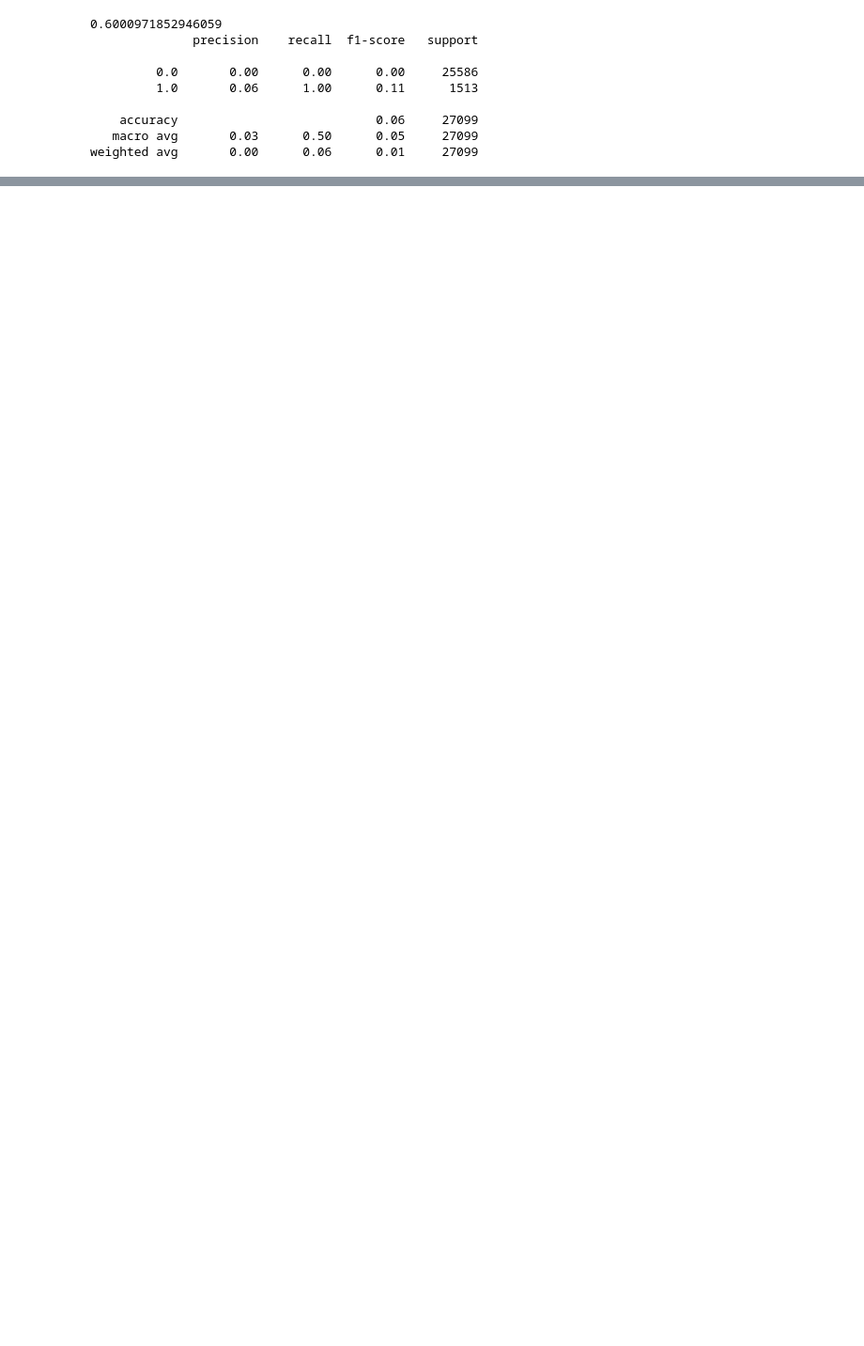
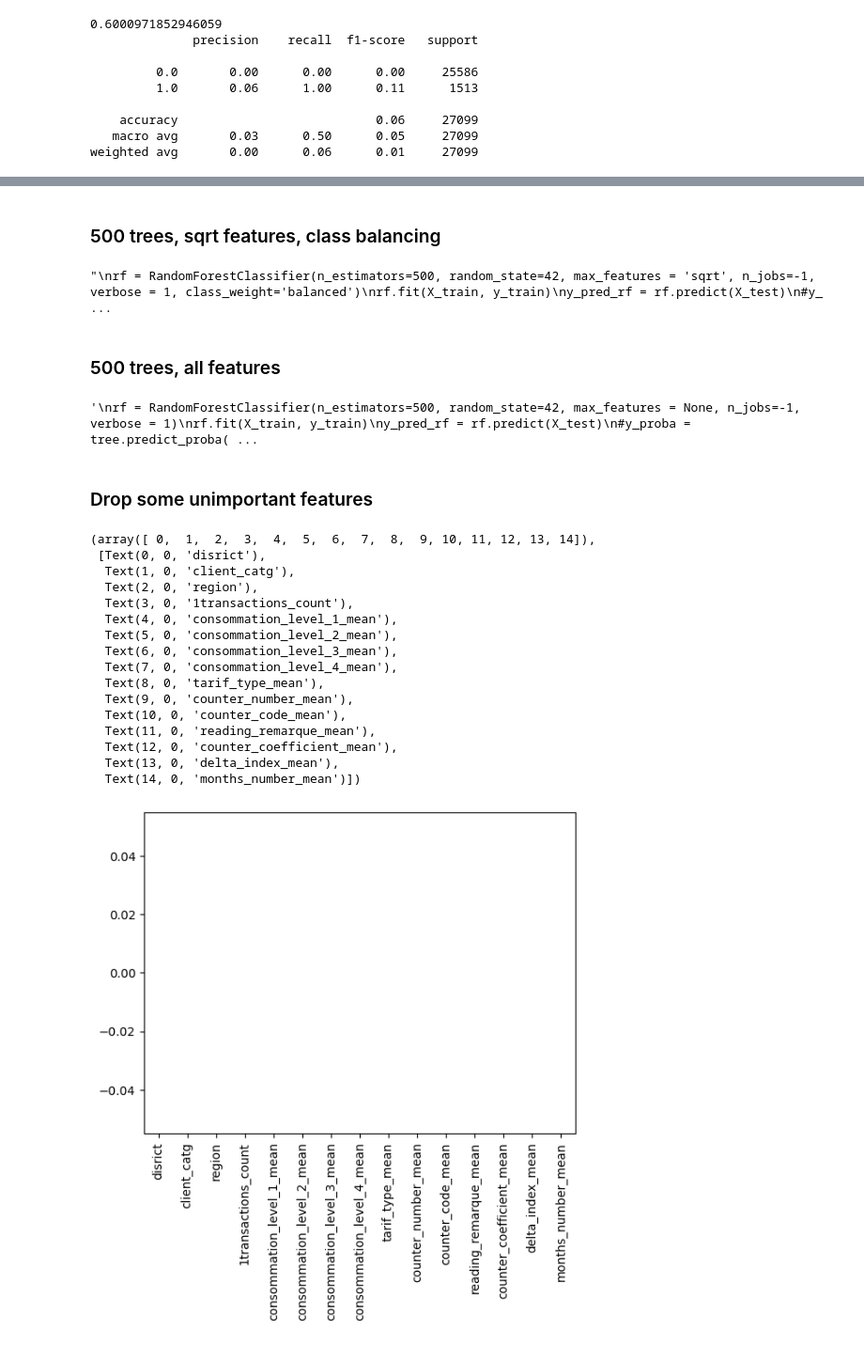
Before and after one commit to franzi105/Fraud-Detection, a Jupyter notebook: 03_Model.ipynb, the cells around one changed output, grey strips where cells are left out. Shown at 94% size. Drawn from its saved outputs; the diff is of its cells as text; code cells hidden in the pictures; blank space fills up the shorter version.

Commit message:
end of day 2023-03-15 finished some decision trees

```diff
--- a/03_Model.ipynb
+++ b/03_Model.ipynb
@@ -286,0 +232,9 @@ def train_predict(learner, X_train, y_train, X_test, y_test):
+# %%
+"""
+rf = RandomForestClassifier(n_estimators=100, random_state=42, max_features = 'sqrt', n_jobs=-1, verbose = 1)
+rf.fit(X_train, y_train)
+y_pred_rf = rf.predict(X_test)
+#y_proba = tree.predict_proba(X_test)
+print(roc_auc_score(y_test, rf.predict_proba(X_test)[:, 1]))
+print(classification_report(y_test, y_pred_rf))
+"""
@@ -286,0 +245,9 @@ def train_predict(learner, X_train, y_train, X_test, y_test):
+# %%
+'''
+rf = RandomForestClassifier(n_estimators=500, random_state=42, max_features = 'sqrt', n_jobs=-1, verbose = 1)
+rf.fit(X_train, y_train)
+y_pred_rf = rf.predict(X_test)
+#y_proba = tree.predict_proba(X_test)
+print(roc_auc_score(y_test, rf.predict_proba(X_test)[:, 1]))
+print(classification_report(y_test, y_pred_rf))
+'''
@@ -286,0 +256,49 @@ def train_predict(learner, X_train, y_train, X_test, y_test):
+# %% [markdown]
+### 500 trees, sqrt features, class balancing
+# %%
+"""
+rf = RandomForestClassifier(n_estimators=500, random_state=42, max_features = 'sqrt', n_jobs=-1, verbose = 1, class_weight='balanced')
+rf.fit(X_train, y_train)
+y_pred_rf = rf.predict(X_test)
+#y_proba = tree.predict_proba(X_test)
+print(roc_auc_score(y_test, rf.predict_proba(X_test)[:, 1]))
+print(classification_report(y_test, y_pred_rf))
+"""
+# %% [output]
+"\nrf = RandomForestClassifier(n_estimators=500, random_state=42, max_features = 'sqrt', n_jobs=-1, verbose = 1, class_weight='balanced')\nrf.fit(X_train, y_train)\ny_pred_rf = rf.predict(X_test)\n#y_ ...
+# %% [markdown]
+### 500 trees, all features
+# %%
+"""
+rf = RandomForestClassifier(n_estimators=500, random_state=42, max_features = None, n_jobs=-1, verbose = 1)
+rf.fit(X_train, y_train)
+y_pred_rf = rf.predict(X_test)
+#y_proba = tree.predict_proba(X_test)
+print(roc_auc_score(y_test, rf.predict_proba(X_test)[:, 1]))
+print(classification_report(y_test, y_pred_rf))
+"""
+# %% [output]
+'\nrf = RandomForestClassifier(n_estimators=500, random_state=42, max_features = None, n_jobs=-1, verbose = 1)\nrf.fit(X_train, y_train)\ny_pred_rf = rf.predict(X_test)\n#y_proba = tree.predict_proba( ...
+# %% [markdown]
+### Drop some unimportant features
+# %%
+sns.barplot(x=X_train.columns, y=rf.feature_importances_)
+plt.xticks(rotation=90)
+# %% [output]
+(array([ 0,  1,  2,  3,  4,  5,  6,  7,  8,  9, 10, 11, 12, 13, 14]),
+ [Text(0, 0, 'disrict'),
+  Text(1, 0, 'client_catg'),
+  Text(2, 0, 'region'),
+  Text(3, 0, '1transactions_count'),
+  Text(4, 0, 'consommation_level_1_mean'),
+  Text(5, 0, 'consommation_level_2_mean'),
+  Text(6, 0, 'consommation_level_3_mean'),
+  Text(7, 0, 'consommation_level_4_mean'),
+  Text(8, 0, 'tarif_type_mean'),
+  Text(9, 0, 'counter_number_mean'),
+  Text(10, 0, 'counter_code_mean'),
+  Text(11, 0, 'reading_remarque_mean'),
+  Text(12, 0, 'counter_coefficient_mean'),
+  Text(13, 0, 'delta_index_mean'),
+  Text(14, 0, 'months_number_mean')])
+[figure, added]
```
Also changed, not shown: parts of 36 cells of this notebook, 2 other files.
